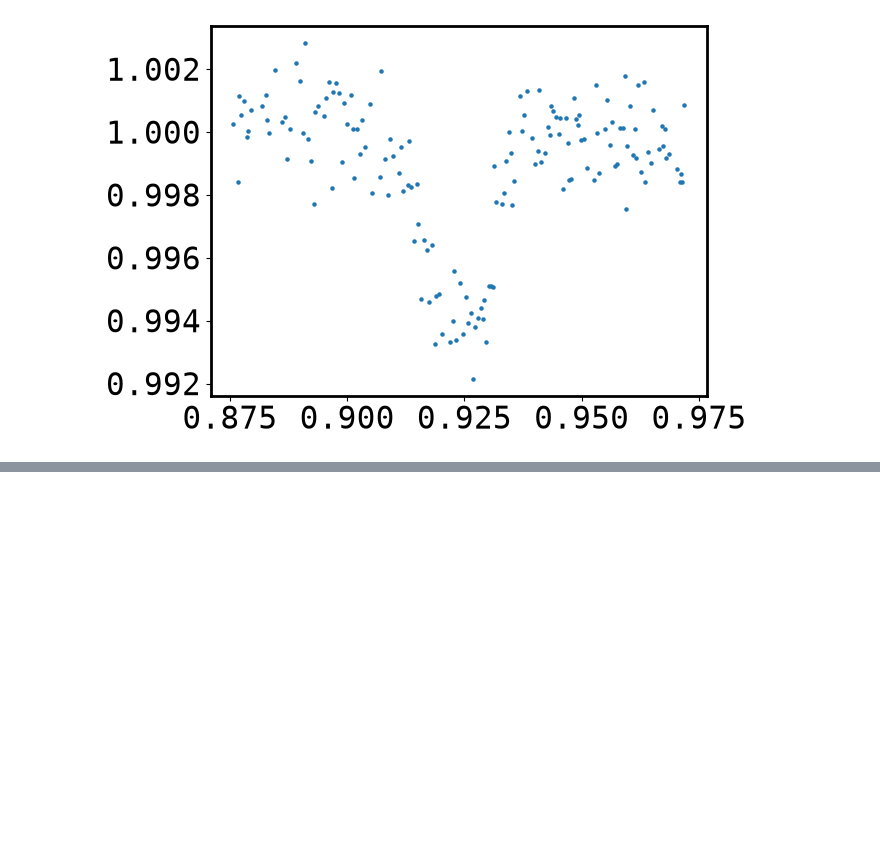
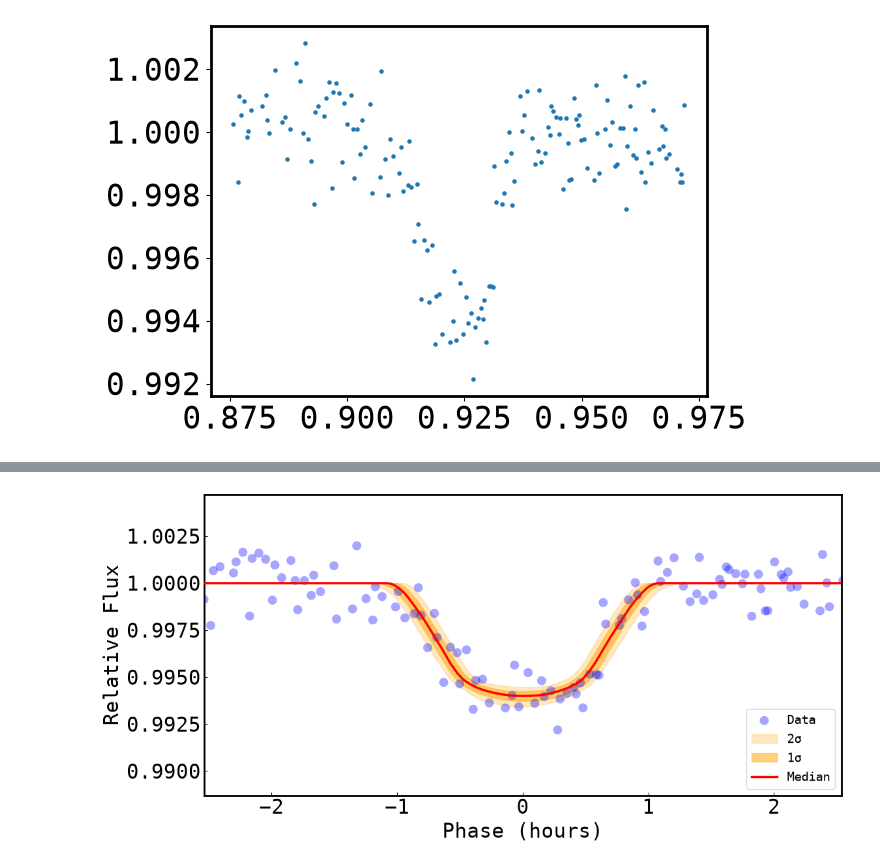
Before and after one commit to jasonfrowe/Kepler-BOI1b, a Jupyter notebook: pytfit5_BOI-1.ipynb, the cells around one changed output, grey strips where cells are left out. Saved outputs shown, nothing was run; the diff lists cells and outputs as text; code cells hidden in the pictures; blank space fills up the shorter version.

```diff
--- a/pytfit5_BOI-1.ipynb
+++ b/pytfit5_BOI-1.ipynb
@@ -358,0 +407,8 @@ AttributeError: module 'numpy' has no attribute 'trapz'
+# %%
+# Plot MCMC posterior confidence intervals on the phase-folded transit
+# Draws n_samples rows from the post-burnin chain to build 1-sigma and 2-sigma envelopes.
+pl_plot = 1
+fig = transitp.plotTransitMCMC(chain, burnin, sol, params_to_fit, phot,
+                                pl_to_plot=pl_plot, n_samples=300)
+# %% [output]
+[figure, added]
```
Also changed, not shown: parts of 5 cells of this notebook.
